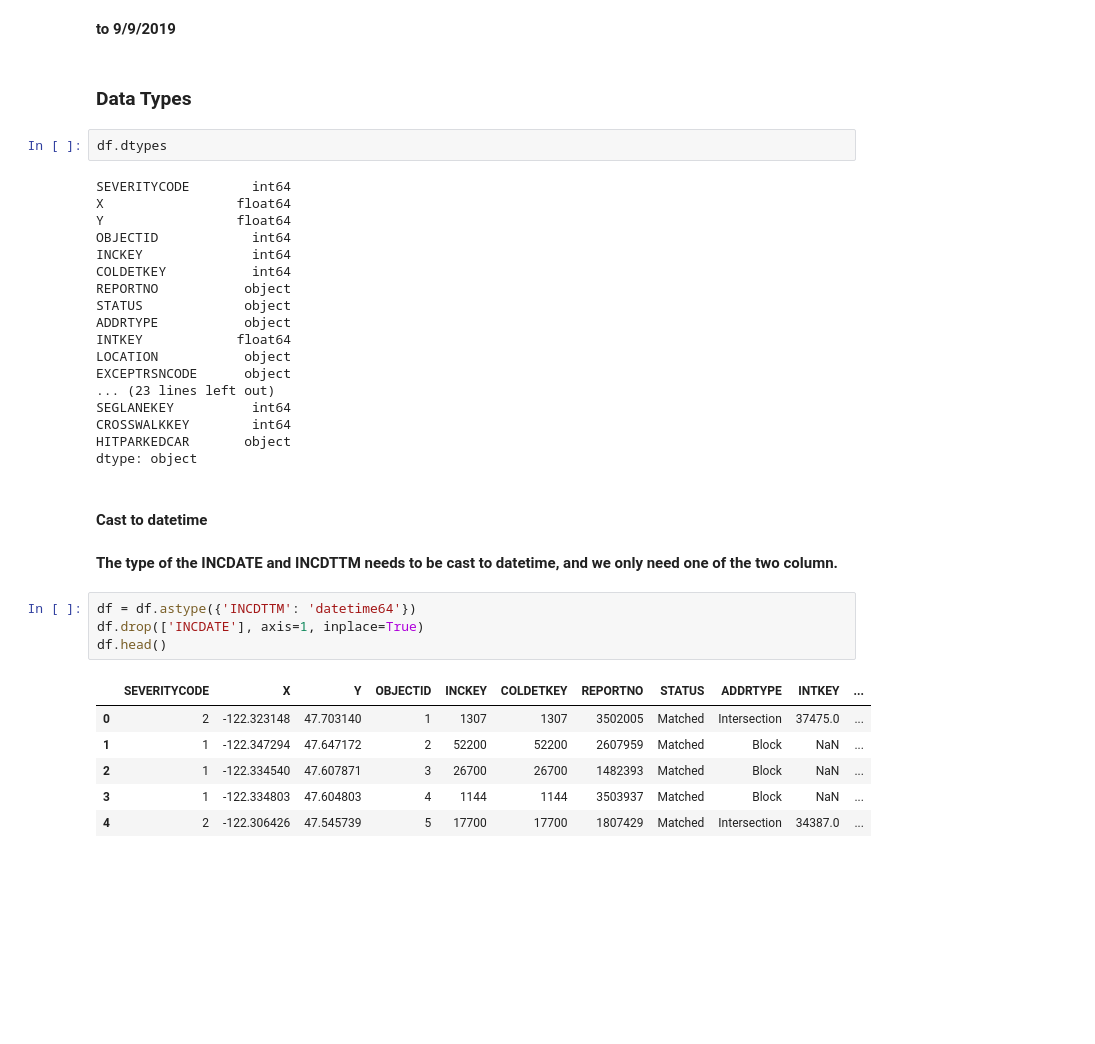
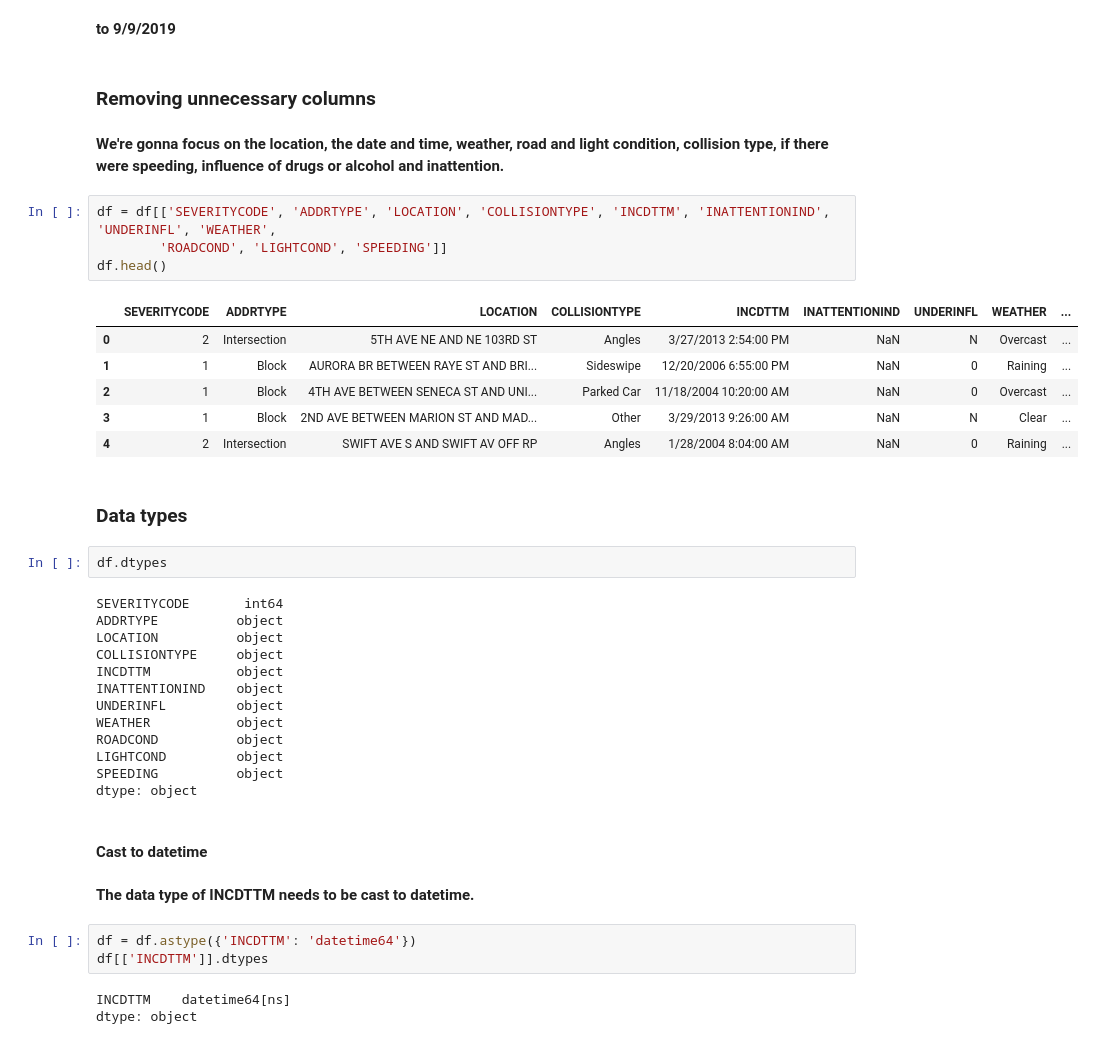
Before and after one commit to Ulltang/coursera-capstone, a Jupyter notebook: project_files/capstone_project.ipynb, the cells around one changed output. Saved outputs shown, nothing was run; the diff lists cells and outputs as text; blank space fills up the shorter version.

```diff
--- a/project_files/capstone_project.ipynb
+++ b/project_files/capstone_project.ipynb
@@ -60,40 +60,45 @@ df.sort_values(by='INCDTTM', ascending=False)[['INCDTTM', 'INCDATE']].head()
 # %% [markdown]
 <b>to 9/9/2019</b>
+# %% [markdown]
+<h3>Removing unnecessary columns</h3>
+# %% [markdown]
+<b>We're gonna focus on the location, the date and time, weather, road and light condition, collision type, if there were speeding, influence of drugs or alcohol and inattention.</b>
+# %%
+df = df[['SEVERITYCODE', 'ADDRTYPE', 'LOCATION', 'COLLISIONTYPE', 'INCDTTM', 'INATTENTIONIND', 'UNDERINFL', 'WEATHER',
+        'ROADCOND', 'LIGHTCOND', 'SPEEDING']]
+df.head()
+# %% [output]
+|  | SEVERITYCODE | ADDRTYPE | LOCATION | COLLISIONTYPE | INCDTTM | INATTENTIONIND | UNDERINFL | WEATHER | ... |
+| 0 | 2 | Intersection | 5TH AVE NE AND NE 103RD ST | Angles | 3/27/2013 2:54:00 PM | NaN | N | Overcast | ... |
+| 1 | 1 | Block | AURORA BR BETWEEN RAYE ST AND BRI... | Sideswipe | 12/20/2006 6:55:00 PM | NaN | 0 | Raining | ... |
+| 2 | 1 | Block | 4TH AVE BETWEEN SENECA ST AND UNI... | Parked Car | 11/18/2004 10:20:00 AM | NaN | 0 | Overcast | ... |
+| 3 | 1 | Block | 2ND AVE BETWEEN MARION ST AND MAD... | Other | 3/29/2013 9:26:00 AM | NaN | N | Clear | ... |
+| 4 | 2 | Intersection | SWIFT AVE S AND SWIFT AV OFF RP | Angles | 1/28/2004 8:04:00 AM | NaN | 0 | Raining | ... |
 # %% [markdown]
-<h3>Data Types</h3>
+<h3>Data types</h3>
 # %%
 df.dtypes
 # %% [output]
-SEVERITYCODE        int64
-X                 float64
-Y                 float64
-OBJECTID            int64
-INCKEY              int64
-COLDETKEY           int64
-REPORTNO           object
-STATUS             object
-ADDRTYPE           object
-INTKEY            float64
-LOCATION           object
-EXCEPTRSNCODE      object
-... (23 lines left out)
-SEGLANEKEY          int64
-CROSSWALKKEY        int64
-HITPARKEDCAR       object
+SEVERITYCODE       int64
+ADDRTYPE          object
+LOCATION          object
+COLLISIONTYPE     object
+INCDTTM           object
+INATTENTIONIND    object
+UNDERINFL         object
+WEATHER           object
+ROADCOND          object
+LIGHTCOND         object
+SPEEDING          object
 dtype: object
 # %% [markdown]
 <h4>Cast to datetime</h4>
 # %% [markdown]
-<b>The type of the INCDATE and INCDTTM needs to be cast to datetime, and we only need one of the two column.</b>
+<b>The data type of INCDTTM needs to be cast to datetime.</b>
 # %%
 df = df.astype({'INCDTTM': 'datetime64'})
-df.drop(['INCDATE'], axis=1, inplace=True)
-df.head()
+df[['INCDTTM']].dtypes
 # %% [output]
-|  | SEVERITYCODE | X | Y | OBJECTID | INCKEY | COLDETKEY | REPORTNO | STATUS | ADDRTYPE | INTKEY | ... |
-| 0 | 2 | -122.323148 | 47.703140 | 1 | 1307 | 1307 | 3502005 | Matched | Intersection | 37475.0 | ... |
-| 1 | 1 | -122.347294 | 47.647172 | 2 | 52200 | 52200 | 2607959 | Matched | Block | NaN | ... |
-| 2 | 1 | -122.334540 | 47.607871 | 3 | 26700 | 26700 | 1482393 | Matched | Block | NaN | ... |
-| 3 | 1 | -122.334803 | 47.604803 | 4 | 1144 | 1144 | 3503937 | Matched | Block | NaN | ... |
-| 4 | 2 | -122.306426 | 47.545739 | 5 | 17700 | 17700 | 1807429 | Matched | Intersection | 34387.0 | ... |
+INCDTTM    datetime64[ns]
+dtype: object
 # %% [markdown]
```
Also changed, not shown: parts of 29 cells of this notebook.
